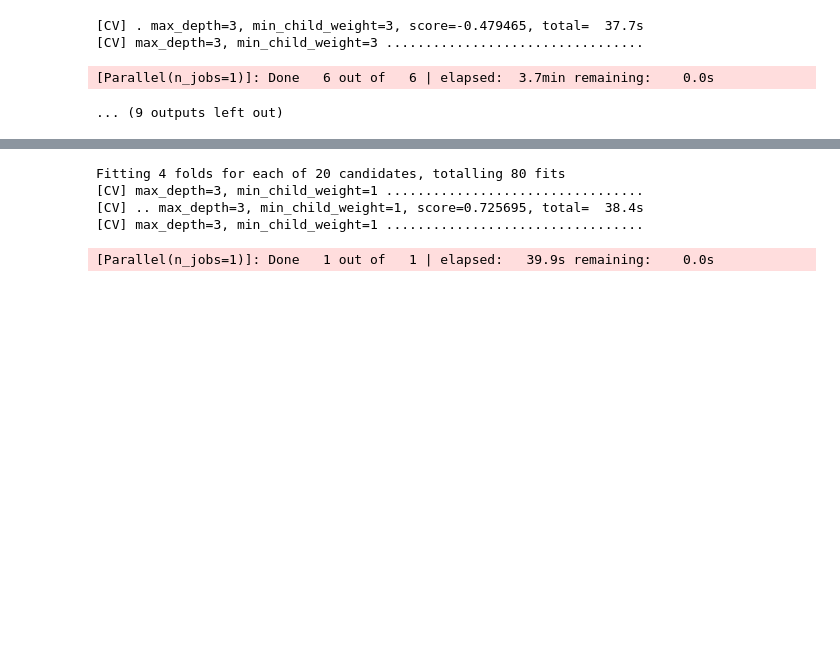
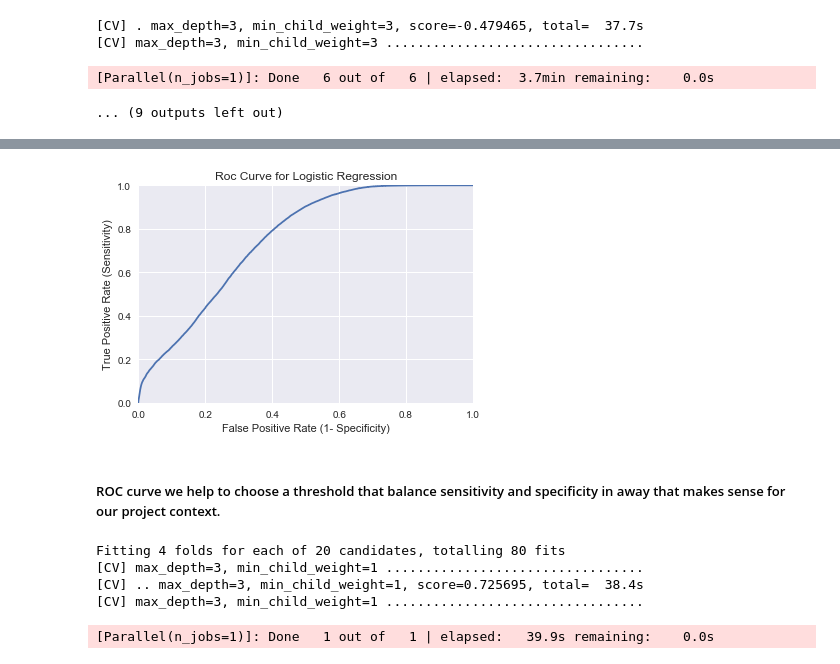
Before and after one commit to YogeshHiremath/DM_Course_Project, a Jupyter notebook: CP_Pre_Processing.ipynb, the cells around one changed output, grey strips where cells are left out. Saved outputs shown, nothing was run; the diff lists cells and outputs as text; code cells hidden in the pictures; blank space fills up the shorter version.

```diff
--- a/CP_Pre_Processing.ipynb
+++ b/CP_Pre_Processing.ipynb
@@ -675,0 +676,16 @@ array([0, 0, 0, ..., 0, 0, 0], dtype=int64)
+# %%
+#LogisticRegression
+from sklearn.linear_model import LogisticRegression
+clf = LogisticRegression(random_state=23)
+clf.fit(X_training, y_training)
+prediction = clf.predict(X_validation)
+y_pred_prob = clf.predict_proba(X_validation)[:,1]
+
+print ("Accuracy:")
+print (accuracy_score(prediction, y_validation))
+print ("Classification Report:")
+print (classification_report(prediction, y_validation))
+print ("Confusion Matrix:")
+print (confusion_matrix(prediction, y_validation))
+print ("ROC_AUC_% :")
+print (roc_auc_score(y_validation,y_pred_prob))
@@ -676 +708,16 @@ array([0, 0, 0, ..., 0, 0, 0], dtype=int64)
+# %%
+#ROC_Curve for Random Forest
+
+fpr , tpr, thersholds = roc_curve(y_validation,y_pred_prob)
+plt.plot(fpr,tpr)
+plt.xlim([0.0,1.0])
+plt.ylim([0.0,1.0])
+plt.title("Roc Curve for Logistic Regression")
+plt.xlabel("False Positive Rate (1- Specificity)")
+plt.ylabel("True Positive Rate (Sensitivity)")
+plt.grid(True)
+# %% [output]
+[figure, added]
+# %% [markdown]
+##### ROC curve we help to choose a threshold that balance sensitivity and specificity in away that makes sense for our project context.
 # %%
```
Also changed, not shown: parts of 18 cells of this notebook.
